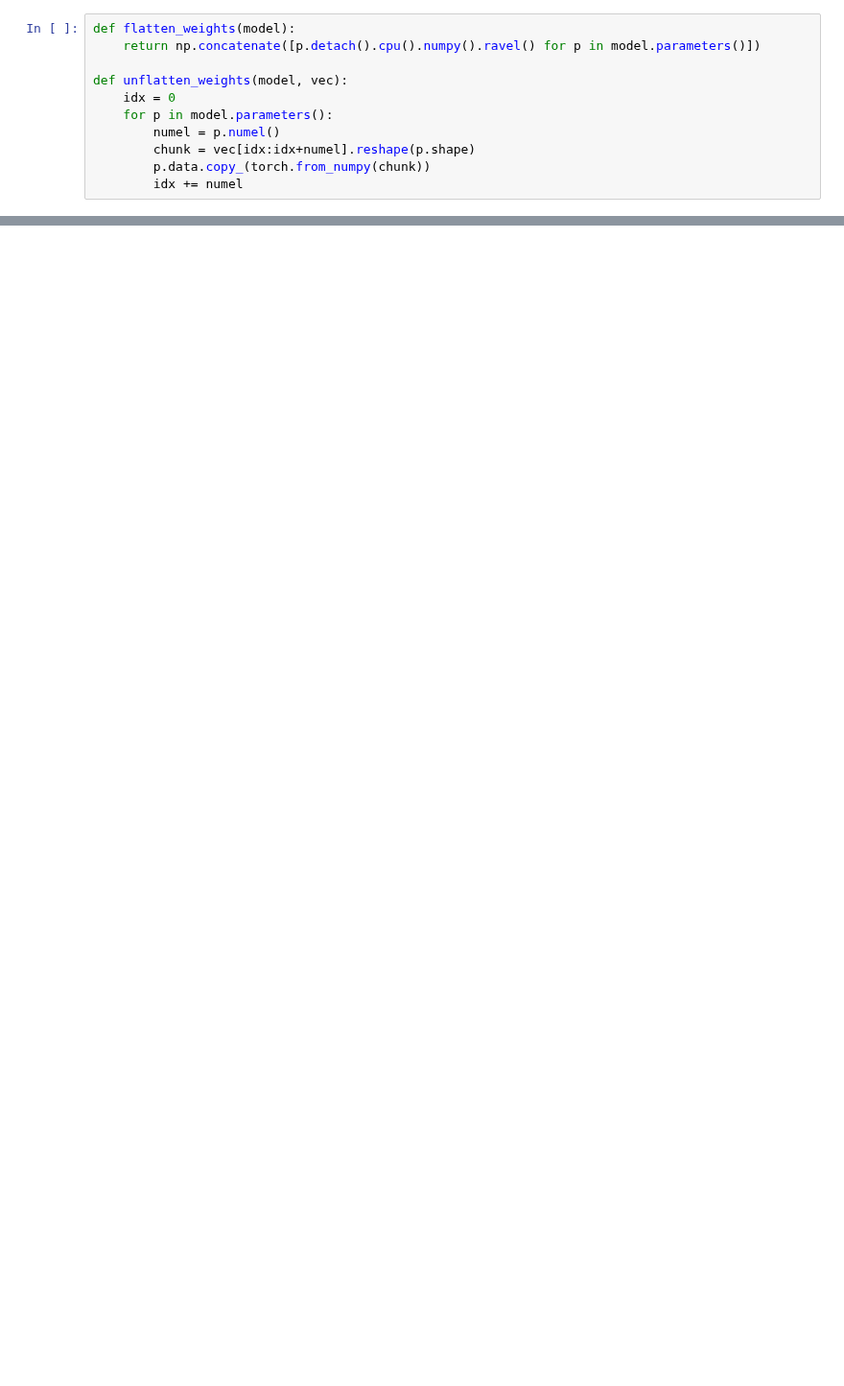
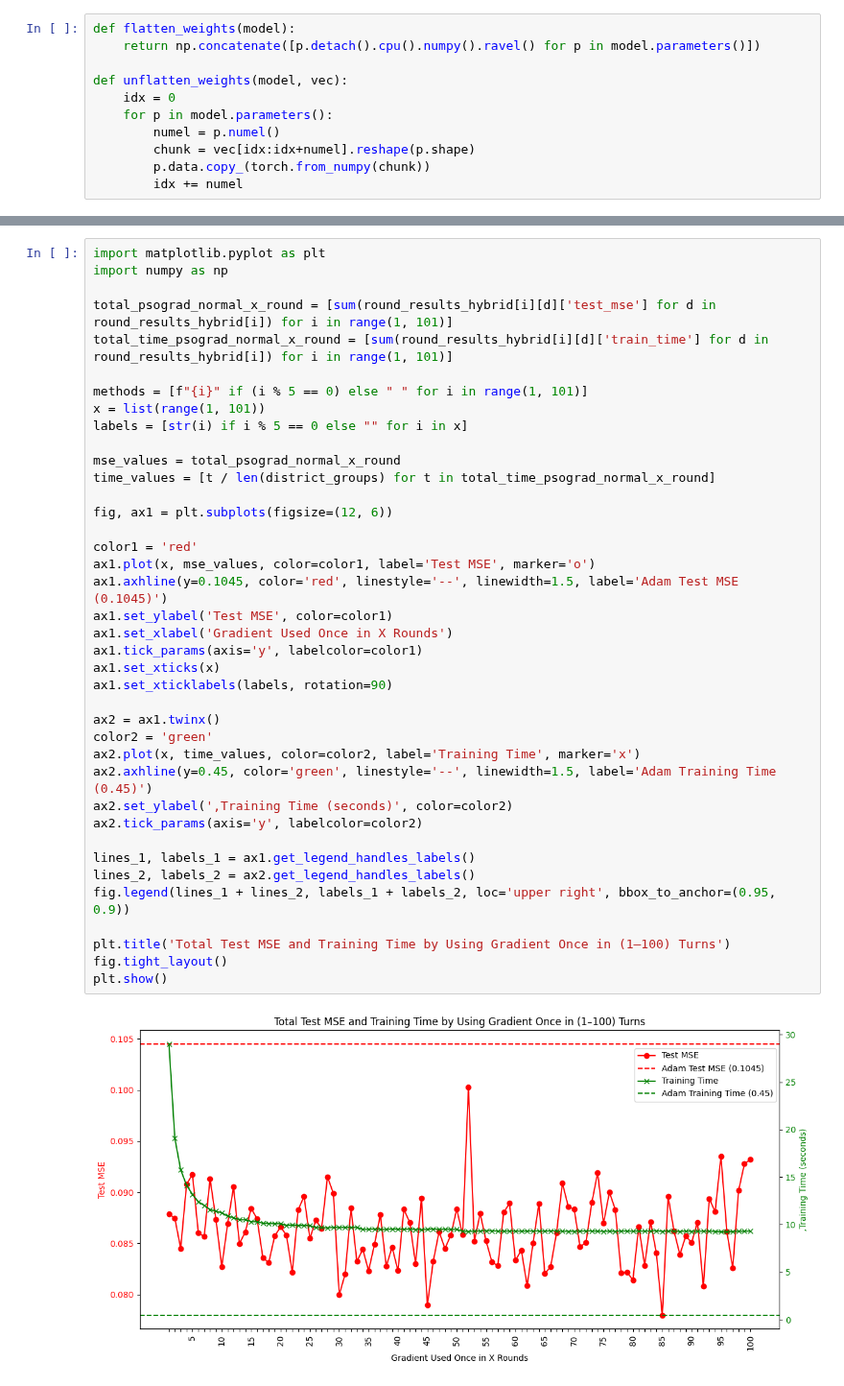
Before and after one commit to omerzzeybek9/Traffic-Congestion-Prediction-Optimization, a Jupyter notebook: pso_experiments.ipynb, the cells around one changed output, grey strips where cells are left out. Shown at 96% size. Saved outputs shown, nothing was run; the diff lists cells and outputs as text; blank space fills up the shorter version.

```diff
--- a/pso_experiments.ipynb
+++ b/pso_experiments.ipynb
@@ -327,0 +581,41 @@ plt.show()
+# %%
+import matplotlib.pyplot as plt
+import numpy as np
+
+total_psograd_normal_x_round = [sum(round_results_hybrid[i][d]['test_mse'] for d in round_results_hybrid[i]) for i in range(1, 101)]
+total_time_psograd_normal_x_round = [sum(round_results_hybrid[i][d]['train_time'] for d in round_results_hybrid[i]) for i in range(1, 101)]
+
+methods = [f"{i}" if (i % 5 == 0) else " " for i in range(1, 101)]
+x = list(range(1, 101))
+labels = [str(i) if i % 5 == 0 else "" for i in x]
+
+mse_values = total_psograd_normal_x_round
+time_values = [t / len(district_groups) for t in total_time_psograd_normal_x_round]
+
+fig, ax1 = plt.subplots(figsize=(12, 6))
+
+color1 = 'red'
+ax1.plot(x, mse_values, color=color1, label='Test MSE', marker='o')
+ax1.axhline(y=0.1045, color='red', linestyle='--', linewidth=1.5, label='Adam Test MSE (0.1045)')
+ax1.set_ylabel('Test MSE', color=color1)
+ax1.set_xlabel('Gradient Used Once in X Rounds')
+ax1.tick_params(axis='y', labelcolor=color1)
+ax1.set_xticks(x)
+ax1.set_xticklabels(labels, rotation=90)
+
+ax2 = ax1.twinx()
+color2 = 'green'
+ax2.plot(x, time_values, color=color2, label='Training Time', marker='x')
+ax2.axhline(y=0.45, color='green', linestyle='--', linewidth=1.5, label='Adam Training Time (0.45)')
+ax2.set_ylabel(',Training Time (seconds)', color=color2)
+ax2.tick_params(axis='y', labelcolor=color2)
+
+lines_1, labels_1 = ax1.get_legend_handles_labels()
+lines_2, labels_2 = ax2.get_legend_handles_labels()
+fig.legend(lines_1 + lines_2, labels_1 + labels_2, loc='upper right', bbox_to_anchor=(0.95, 0.9))
+
+plt.title('Total Test MSE and Training Time by Using Gradient Once in (1–100) Turns')
+fig.tight_layout()
+plt.show()
+# %% [output]
+[figure, added]
```
Also changed, not shown: parts of 11 cells of this notebook.
